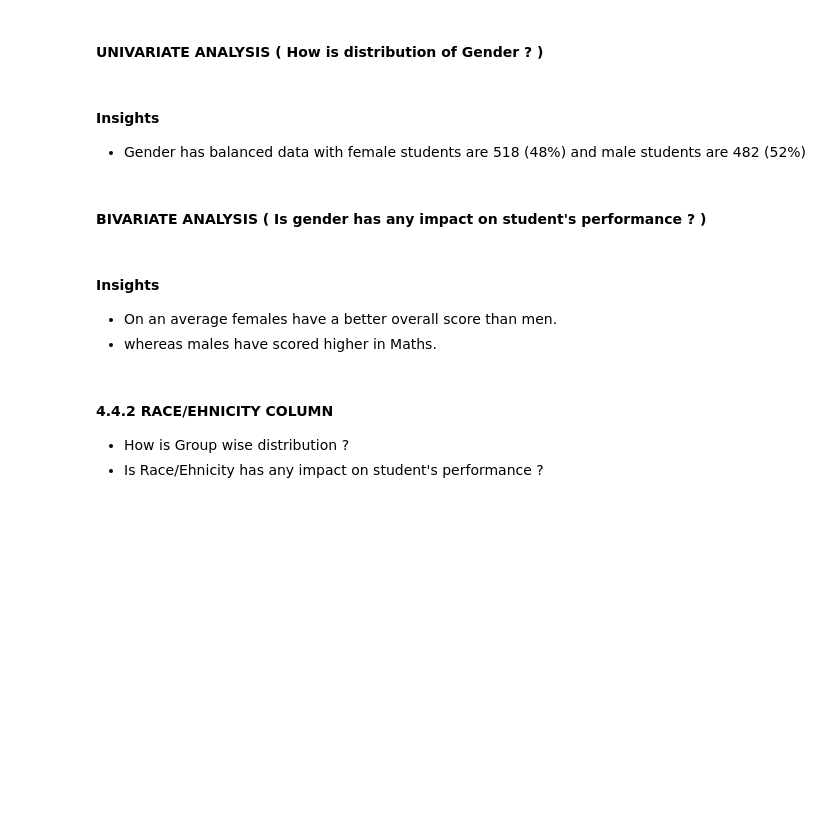
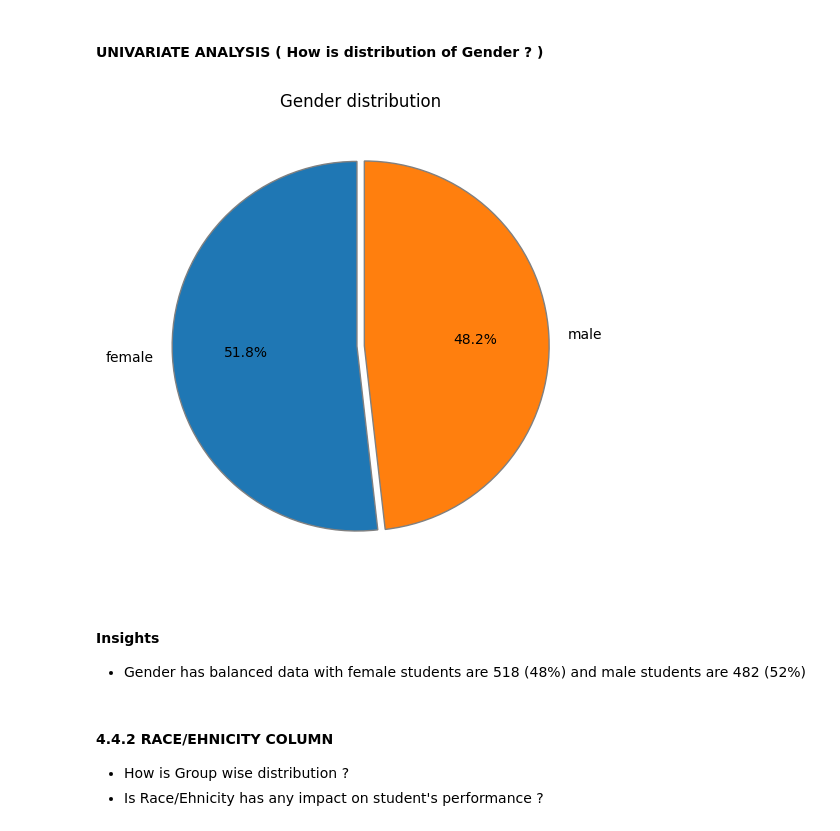
Before and after one commit to Codeaholic10/MLProject, a Jupyter notebook: notebook/1 . EDA STUDENT PERFORMANCE .ipynb, the cells around one changed output. Saved outputs shown, nothing was run; the diff lists cells and outputs as text; code cells hidden in the pictures; blank space fills up the shorter version.

```diff
--- a/notebook/1 . EDA STUDENT PERFORMANCE .ipynb
+++ b/notebook/1 . EDA STUDENT PERFORMANCE .ipynb
@@ -408,15 +413,18 @@ plt.show()
 # %% [markdown]
 #### UNIVARIATE ANALYSIS ( How is distribution of Gender ? )
 # %%
-f,ax=plt.subplots(1,2,figsize=(20,10))
-sns.countplot(x=df['gender'],data=df,palette ='bright',ax=ax[0],saturation=0.95)
-for container in ax[0].containers:
-    ax[0].bar_label(container,color='black',size=20)
-
-plt.pie(x=df['gender'].value_counts(),labels=['Male','Female'],explode=[0,0.1],autopct='%1.1f%%',shadow=True,colors=['#ff4d4d','#ff8000'])
+counts = df['gender'].value_counts()          # preserves label->count alignment
+plt.figure(figsize=(6,6))
+plt.pie(counts.values,
+        labels=counts.index,
+        autopct='%1.1f%%',
+        startangle=90,
+        explode=[0.02]*len(counts),
+        wedgeprops=dict(edgecolor='gray'))
+plt.title('Gender distribution')
 plt.show()
+# %% [output]
+[figure, added]
 # %% [markdown]
 #### Insights
 - Gender has balanced data with female students are 518 (48%) and male students are 482 (52%)
-# %% [markdown]
-#### BIVARIATE ANALYSIS ( Is gender has any impact on student's performance ? )
@@ -445,7 +431,3 @@ plt.show()
-# %% [markdown]
-#### Insights
-- On an average females have a better overall score than men.
-- whereas males have scored higher in Maths.
 # %% [markdown]
 #### 4.4.2 RACE/EHNICITY COLUMN
 - How is Group wise distribution ?
```
Also changed, not shown: parts of 15 cells of this notebook, 3 other files.
